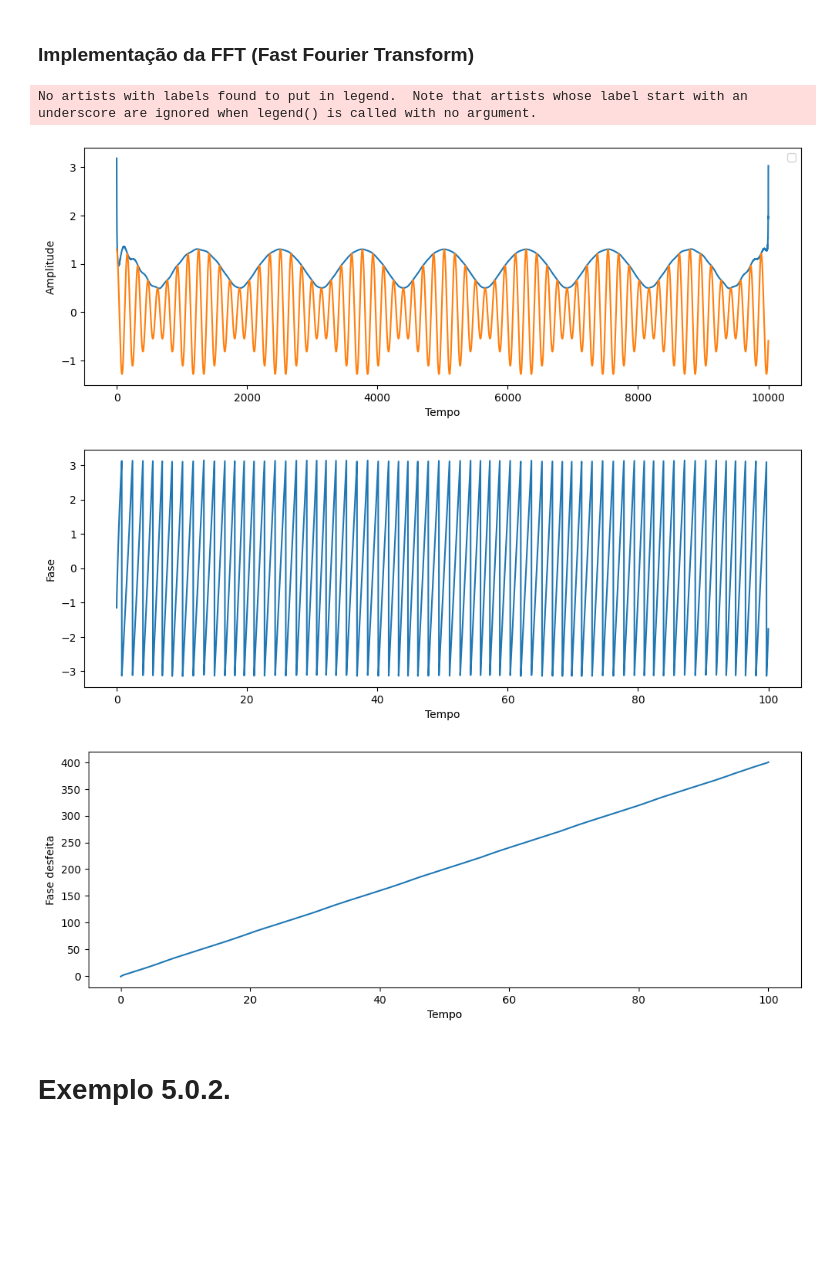
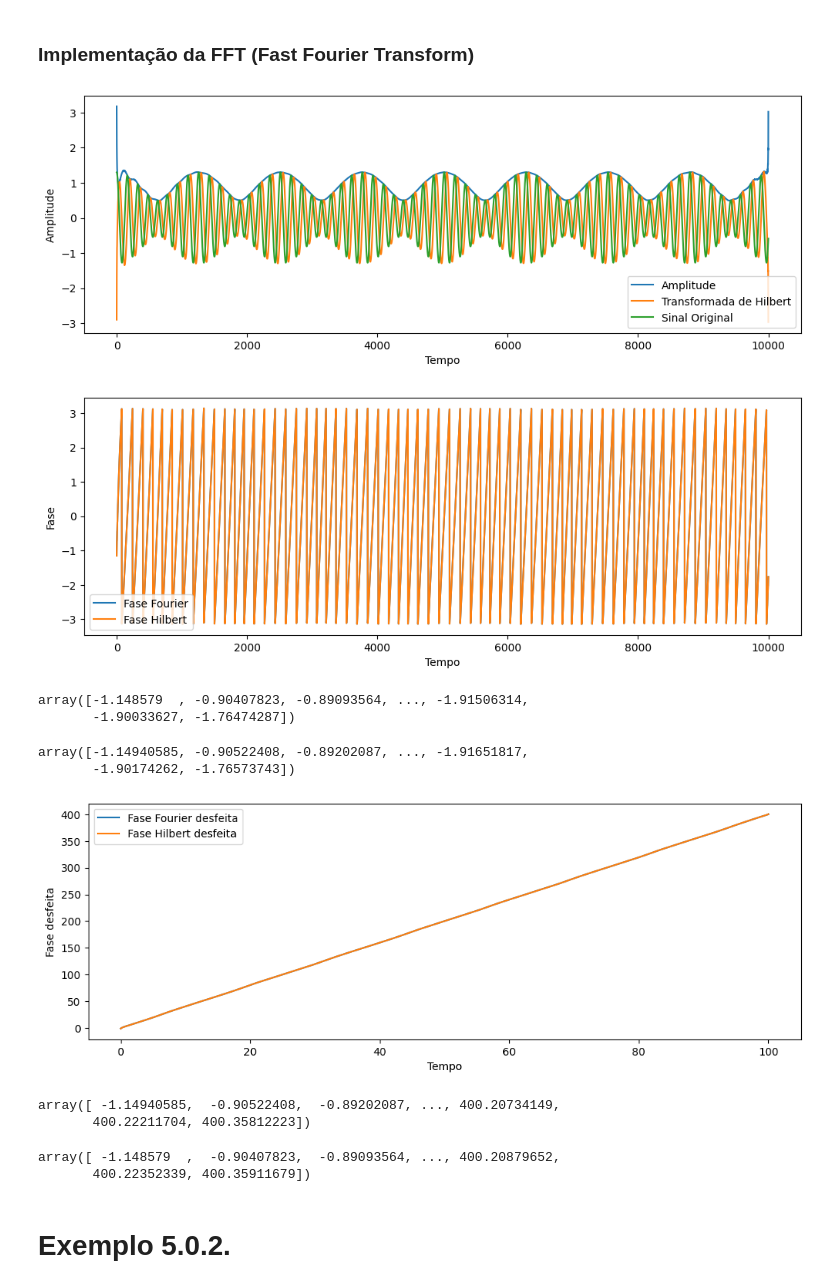
Before and after one commit to vidomirana/Analise-Sincronia-SeriesTemporais-Soja, a Jupyter notebook: Processamento_Sinais.ipynb, the cells around one changed output. Drawn from its saved outputs; the diff is of its cells as text; code cells hidden in the pictures; blank space fills up the shorter version.

Commit message:
Add Hilbert
Comparação entre as transformadas de Fourier e Hilbert

```diff
--- a/Processamento_Sinais.ipynb
+++ b/Processamento_Sinais.ipynb
@@ -29,35 +29,64 @@ w = np.fft.ifft(z) / np.size(t)     #transformada inversa
 amp = 2*np.abs(w)    #amp = np.sqrt((np.real(w)**2) + (np.imag(w)**2))
 
 fase = np.arctan2(np.imag(w),np.real(w))
+# %%
+sinal_hilbert = hilbert(s)
+fase_hilbert = np.angle(sinal_hilbert)
+   #A transformada de Hilbert tem o efeito de transformar o sinal em um deslocamento de fase de +/- 90 graus de todos os seus componentes. Como resultado, realizar a transformada de Hilbert no sinal apenas altera sua fase, enquanto a amplitude e a frequência permanecem inalteradas.
 # %%
 plt.figure(figsize=(12,4))
 plt.ylabel('Amplitude')
 plt.xlabel('Tempo')
-plt.plot(10000*amp)
-plt.plot(s)
-plt.legend(loc='upper right')
+plt.plot(10000*amp, label='Amplitude')
+plt.plot(np.imag(sinal_hilbert), label='Transformada de Hilbert')
+plt.plot(s, label='Sinal Original')
+plt.legend(loc='lower right')
 plt.show()
 # %% [output]
-No artists with labels found to put in legend.  Note that artists whose label start with an underscore are ignored when legend() is called with no argument.
-[figure, old version]
+[figure, new version]
 # %%
 plt.figure(figsize=(12,4))
 plt.ylabel('Fase')
 plt.xlabel('Tempo')
-plt.plot(t, fase)
+plt.plot(fase, label='Fase Fourier')
+plt.plot(fase_hilbert, label='Fase Hilbert')
+plt.legend()
 plt.show()
 # %% [output]
-[figure, old version]
+[figure, new version]
+# %%
+fase
+# %% [output]
+array([-1.148579  , -0.90407823, -0.89093564, ..., -1.91506314,
+       -1.90033627, -1.76474287])
+# %%
+fase_hilbert   #se sobrepoem no gráfico mas há uma leve diferença nos valores de fase
+# %% [output]
+array([-1.14940585, -0.90522408, -0.89202087, ..., -1.91651817,
+       -1.90174262, -1.76573743])
 # %%
 unwrapped_phase = np.unwrap(fase)
+unwrapped_phase_hilbert = np.unwrap(fase_hilbert)
 
 plt.figure(figsize=(12,4))
 plt.ylabel('Fase desfeita')
 plt.xlabel('Tempo')
-plt.plot(t, unwrapped_phase)
+plt.plot(t, unwrapped_phase, label='Fase Fourier desfeita')
+plt.plot(t, unwrapped_phase_hilbert, label='Fase Hilbert desfeita')
+plt.legend()
 plt.show()
 # %% [output]
-[figure, old version]
+[figure, new version]
+# %%
+unwrapped_phase_hilbert
+# %% [output]
+array([ -1.14940585,  -0.90522408,  -0.89202087, ..., 400.20734149,
+       400.22211704, 400.35812223])
+# %%
+unwrapped_phase   #leve diferença
+# %% [output]
+array([ -1.148579  ,  -0.90407823,  -0.89093564, ..., 400.20879652,
+       400.22352339, 400.35911679])
 # %% [markdown]
 # Exemplo 5.0.2.
 # %%
```
Also changed, not shown: parts of 3 cells of this notebook.
